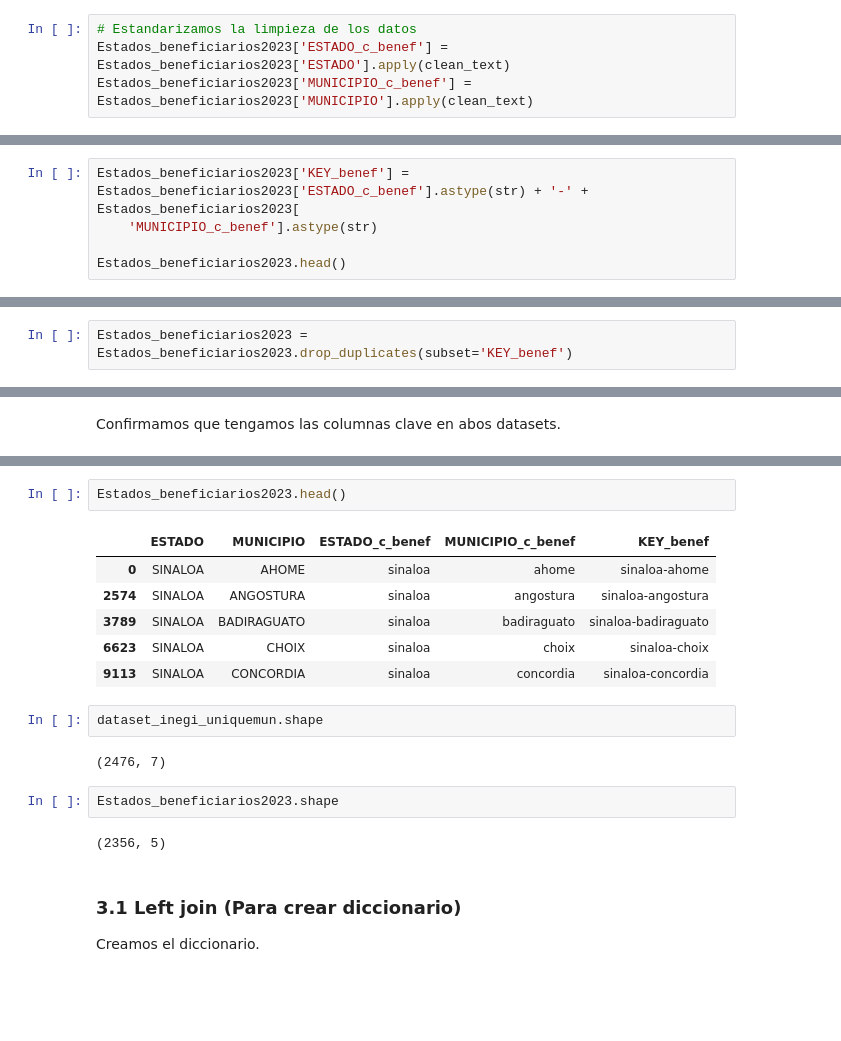
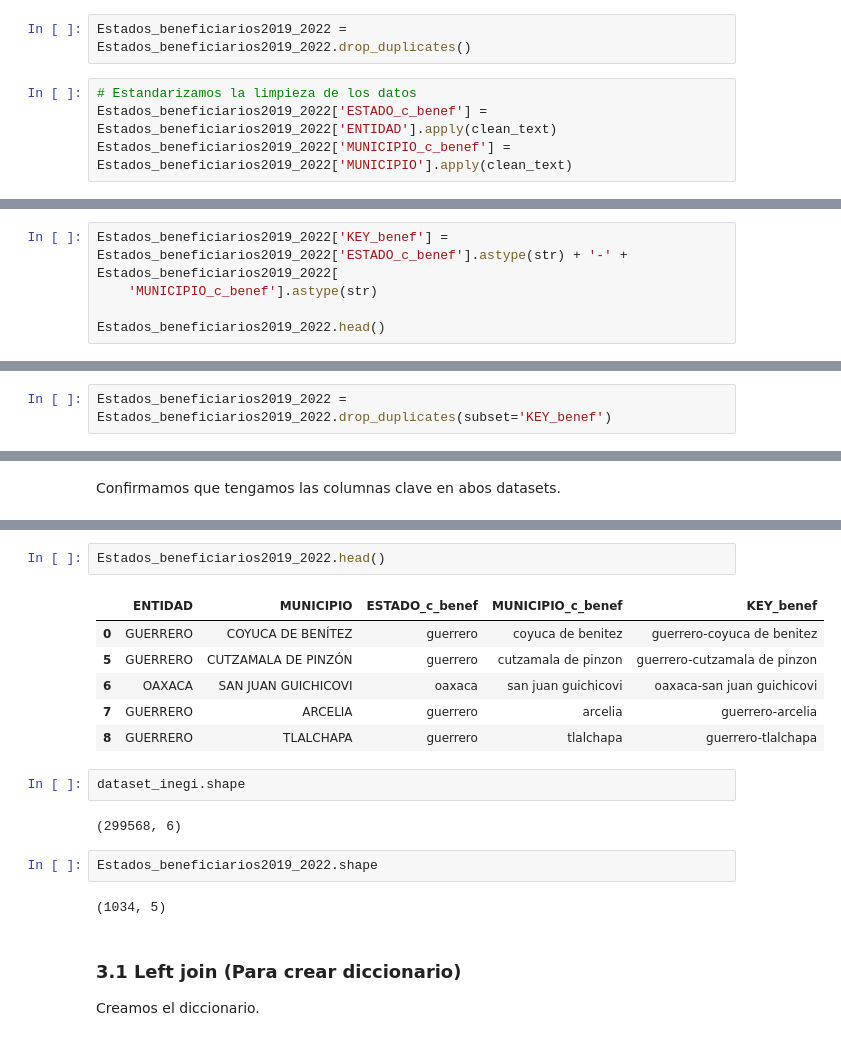
Before and after one commit to DGRIA/SESNA-Fertilizantes, a Jupyter notebook: src/Notebooks/2.3 Benef2019-2022_Cleaning_and_merged.ipynb, the cells around one changed output, grey strips where cells are left out. Drawn from its saved outputs; the diff is of its cells as text; blank space fills up the shorter version.

```diff
--- a/src/Notebooks/2.3 Benef2019-2022_Cleaning_and_merged.ipynb
+++ b/src/Notebooks/2.3 Benef2019-2022_Cleaning_and_merged.ipynb
@@ -348,5 +419,7 @@ Estados_beneficiarios2023 = Estados_beneficiarios2023.drop_duplicates()
+# %%
+Estados_beneficiarios2019_2022 = Estados_beneficiarios2019_2022.drop_duplicates()
 # %%
 # Estandarizamos la limpieza de los datos
-Estados_beneficiarios2023['ESTADO_c_benef'] = Estados_beneficiarios2023['ESTADO'].apply(clean_text)
-Estados_beneficiarios2023['MUNICIPIO_c_benef'] = Estados_beneficiarios2023['MUNICIPIO'].apply(clean_text)
+Estados_beneficiarios2019_2022['ESTADO_c_benef'] = Estados_beneficiarios2019_2022['ENTIDAD'].apply(clean_text)
+Estados_beneficiarios2019_2022['MUNICIPIO_c_benef'] = Estados_beneficiarios2019_2022['MUNICIPIO'].apply(clean_text)
 # %%
@@ -356,6 +429,6 @@ Estados_beneficiarios2023.shape
 # %%
-Estados_beneficiarios2023['KEY_benef'] = Estados_beneficiarios2023['ESTADO_c_benef'].astype(str) + '-' + Estados_beneficiarios2023[
+Estados_beneficiarios2019_2022['KEY_benef'] = Estados_beneficiarios2019_2022['ESTADO_c_benef'].astype(str) + '-' + Estados_beneficiarios2019_2022[
     'MUNICIPIO_c_benef'].astype(str)
 
-Estados_beneficiarios2023.head()
+Estados_beneficiarios2019_2022.head()
 # %% [output]
@@ -383,3 +456,3 @@ KEY_benef          2358   2356  oaxaca-san pedro mixtepec    2
 # %%
-Estados_beneficiarios2023 = Estados_beneficiarios2023.drop_duplicates(subset='KEY_benef')
+Estados_beneficiarios2019_2022 = Estados_beneficiarios2019_2022.drop_duplicates(subset='KEY_benef')
 # %%
@@ -406,20 +479,20 @@ dataset_inegi_uniquemun.head()
 # %%
-Estados_beneficiarios2023.head()
+Estados_beneficiarios2019_2022.head()
 # %% [output]
-|  | ESTADO | MUNICIPIO | ESTADO_c_benef | MUNICIPIO_c_benef | KEY_benef |
-| 0 | SINALOA | AHOME | sinaloa | ahome | sinaloa-ahome |
-| 2574 | SINALOA | ANGOSTURA | sinaloa | angostura | sinaloa-angostura |
-| 3789 | SINALOA | BADIRAGUATO | sinaloa | badiraguato | sinaloa-badiraguato |
-| 6623 | SINALOA | CHOIX | sinaloa | choix | sinaloa-choix |
-| 9113 | SINALOA | CONCORDIA | sinaloa | concordia | sinaloa-concordia |
+|  | ENTIDAD | MUNICIPIO | ESTADO_c_benef | MUNICIPIO_c_benef | KEY_benef |
+| 0 | GUERRERO | COYUCA DE BENÍTEZ | guerrero | coyuca de benitez | guerrero-coyuca de benitez |
+| 5 | GUERRERO | CUTZAMALA DE PINZÓN | guerrero | cutzamala de pinzon | guerrero-cutzamala de pinzon |
+| 6 | OAXACA | SAN JUAN GUICHICOVI | oaxaca | san juan guichicovi | oaxaca-san juan guichicovi |
+| 7 | GUERRERO | ARCELIA | guerrero | arcelia | guerrero-arcelia |
+| 8 | GUERRERO | TLALCHAPA | guerrero | tlalchapa | guerrero-tlalchapa |
 # %%
-dataset_inegi_uniquemun.shape
+dataset_inegi.shape
 # %% [output]
-(2476, 7)
+(299568, 6)
 # %%
-Estados_beneficiarios2023.shape
+Estados_beneficiarios2019_2022.shape
 # %% [output]
-(2356, 5)
+(1034, 5)
 # %% [markdown]
 ### 3.1 Left join (Para crear diccionario)
 
```
Also changed, not shown: parts of 59 cells of this notebook.
